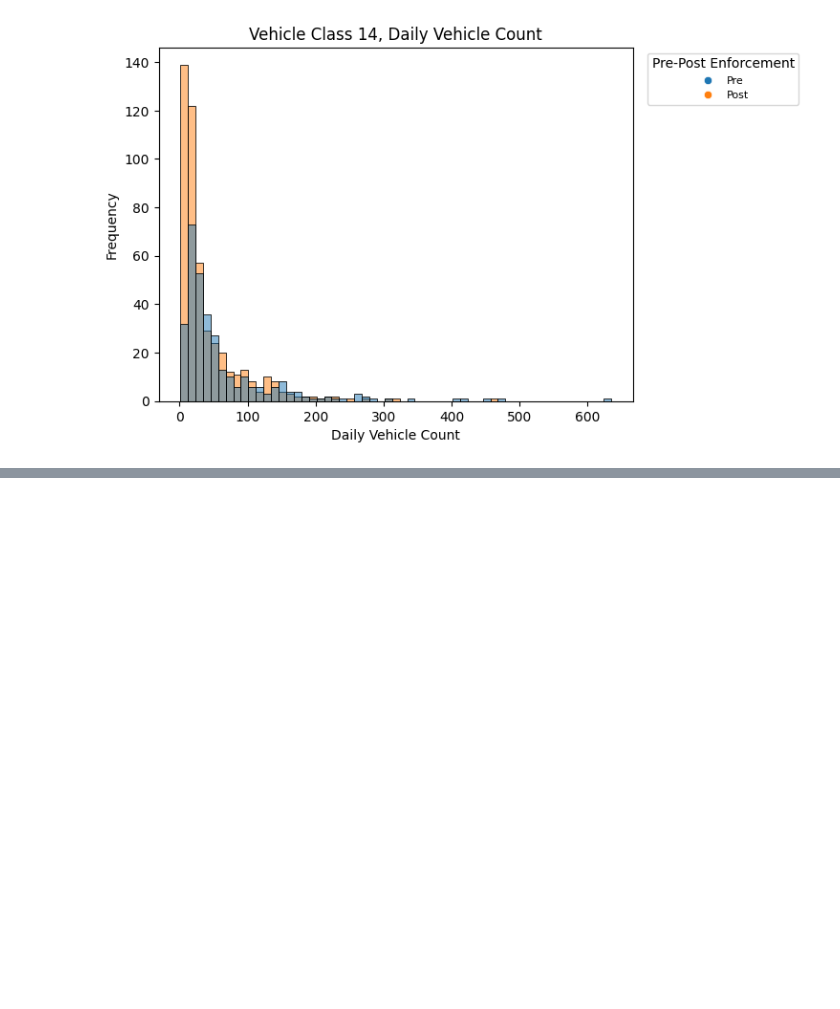
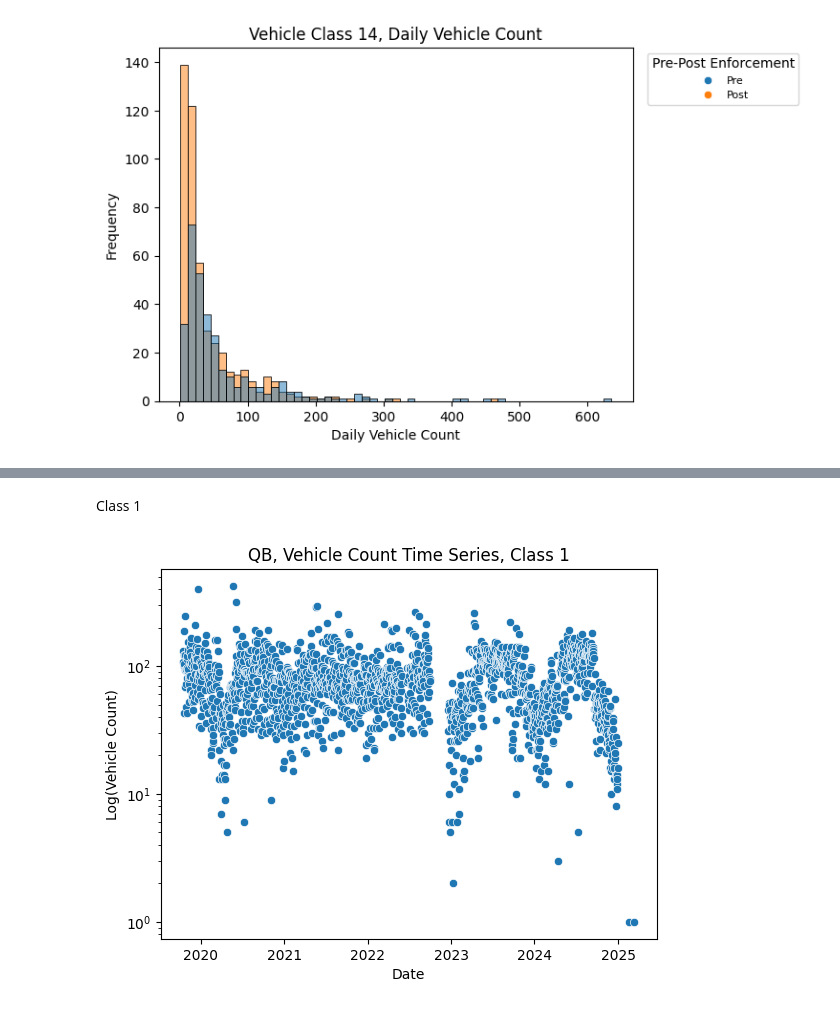
Before and after one commit to rda329/Fall25_Capstone_DSE, a Jupyter notebook: Data_Exploration/DailyVehicleCount.ipynb, the cells around one changed output, grey strips where cells are left out. Cells and saved outputs as stored; diff of their text form; code cells hidden in the pictures; blank space fills up the shorter version.

Commit message:
created daily vehicle count timeseries plots

```diff
--- a/Data_Exploration/DailyVehicleCount.ipynb
+++ b/Data_Exploration/DailyVehicleCount.ipynb
@@ -1657,0 +1664,5 @@ pre2_post2_df.to_csv("Data/Pre_Post_Enforcement/QB_pre_post_2year_period.csv", i
+# %%
+df1 = pd.read_csv("./Data/Pre_Post_Enforcement/QB_pre_enforcement.csv")
+df2 = pd.read_csv("./Data/Pre_Post_Enforcement/QB_post_enforcement.csv")
+
+df2.head()
@@ -1657,0 +1676,4 @@ pre2_post2_df.to_csv("Data/Pre_Post_Enforcement/QB_pre_post_2year_period.csv", i
+# %%
+df3 = pd.concat([df1,df2],ignore_index=True)
+
+df3
@@ -1657,0 +1694,4 @@ pre2_post2_df.to_csv("Data/Pre_Post_Enforcement/QB_pre_post_2year_period.csv", i
+# %%
+df3["year_month_date"] = pd.to_datetime(df3["year_month_day"], format= r"%y%m%d")
+
+df3
@@ -1657,0 +1715,15 @@ pre2_post2_df.to_csv("Data/Pre_Post_Enforcement/QB_pre_post_2year_period.csv", i
+# %% [markdown]
+Class 1
+# %%
+filtered_df3 = df3[df3["class"] == 1]
+
+plot = sns.scatterplot(data=filtered_df3, x="year_month_date", y="class_count")
+plt.yscale("log")
+
+plot.set_xlabel("Date")
+plot.set_ylabel("Log(Vehicle Count)")
+plot.set_title("QB, Vehicle Count Time Series, Class 1")
+
+plt.show()
+# %% [output]
+[figure, added]
```
Also changed, not shown: parts of 59 cells of this notebook, 1 other file.
